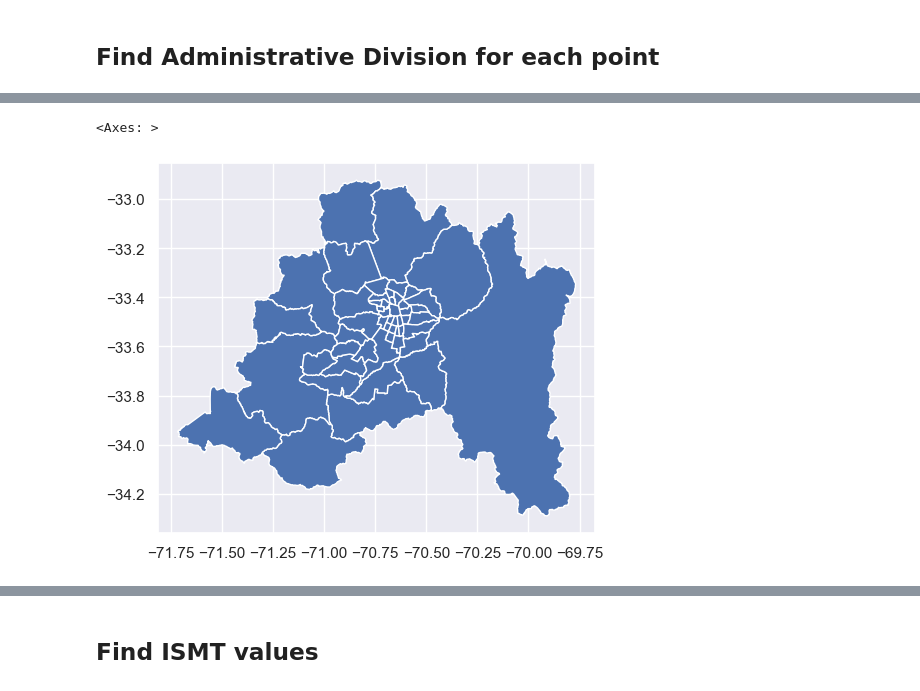
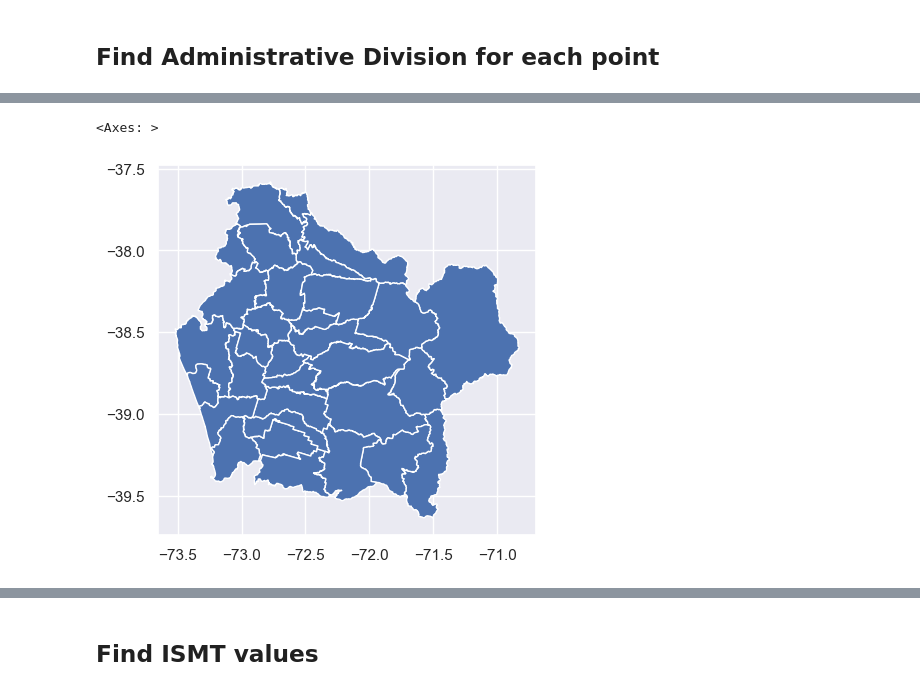
Before and after one commit to MaxOjeda/GNN-Socioeconomic-Prediction, a Jupyter notebook: New_Features.ipynb, the cells around one changed output, grey strips where cells are left out. Cells and saved outputs as stored; diff of their text form; code cells hidden in the pictures.

```diff
--- a/New_Features.ipynb
+++ b/New_Features.ipynb
@@ -47,9 +60,9 @@ chile_division.head()
 | 3 | 01 | 014 | 01402 | Tarapacá | Tamarugal | Camiña | 2199.83 | POLYGON ((-69.39521 -19.06188, -6... |
 | 4 | 01 | 014 | 01403 | Tarapacá | Tamarugal | Colchane | 4007.84 | POLYGON ((-68.65146 -19.77181, -6... |
 # %%
-santiago_division = chile_division[chile_division.CUT_REG == '13']
+santiago_division = chile_division[chile_division.CUT_REG == '09']
 santiago_division.plot()
 # %% [output]
 <Axes: >
-[figure, old version]
+[figure, new version]
 # %%
```
Also changed, not shown: parts of 23 cells of this notebook, 17 other files.
